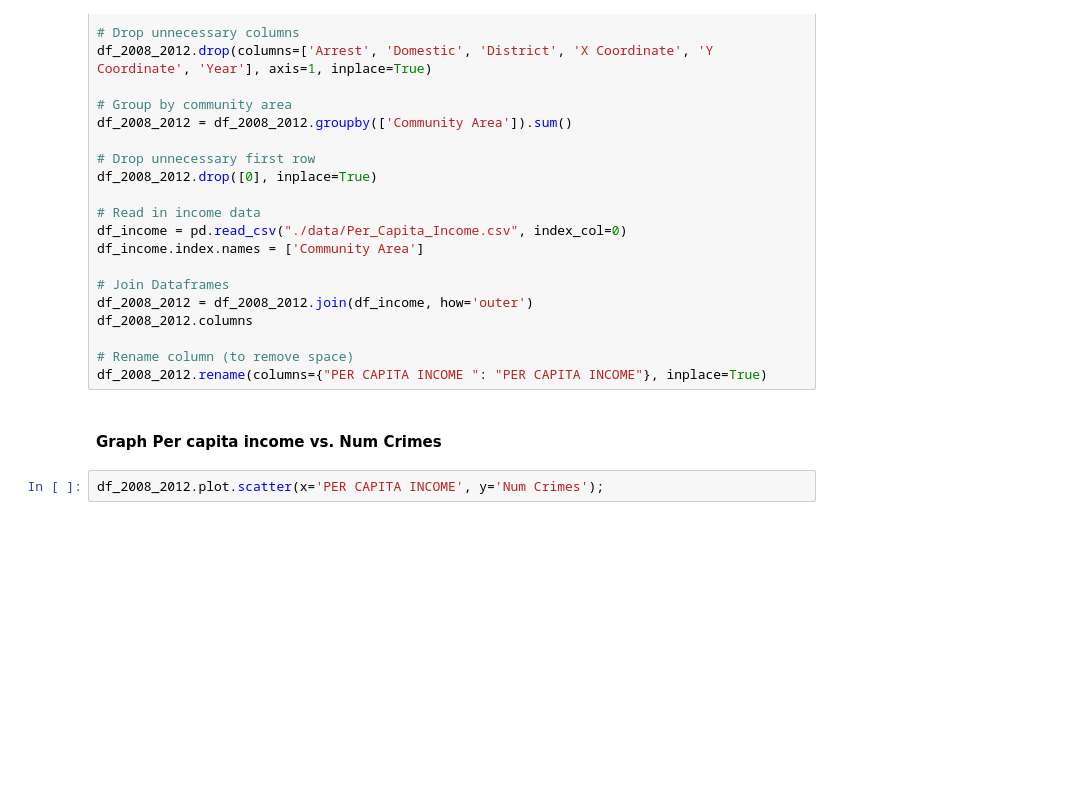
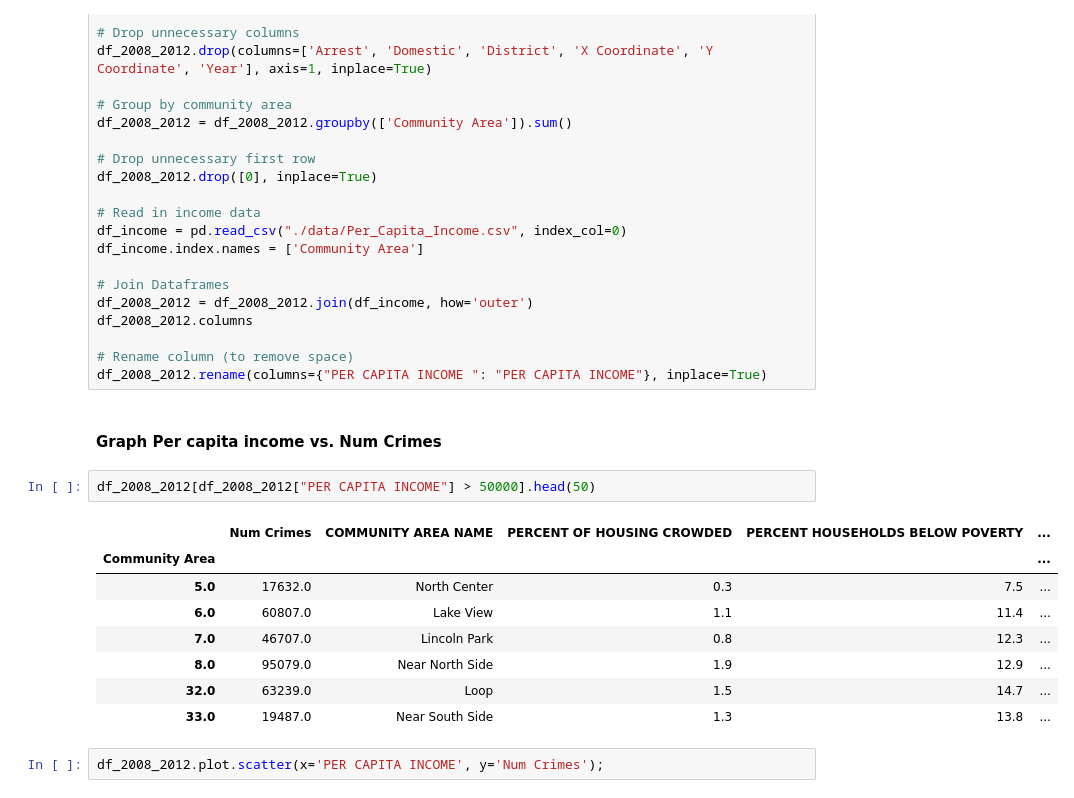
Before and after one commit to nschenone/Crime_Analysis_in_Chicago, a Jupyter notebook: COGS_108_Final_Project.ipynb, the cells around one changed output. Drawn from its saved outputs; the diff is of its cells as text; blank space fills up the shorter version.

```diff
--- a/COGS_108_Final_Project.ipynb
+++ b/COGS_108_Final_Project.ipynb
@@ -426,6 +426,17 @@ df_2008_2012.columns
 df_2008_2012.rename(columns={"PER CAPITA INCOME ": "PER CAPITA INCOME"}, inplace=True)
 # %% [markdown]
 #### Graph Per capita income vs. Num Crimes
+# %%
+df_2008_2012[df_2008_2012["PER CAPITA INCOME"] > 50000].head(50)
+# %% [output]
+|  | Num Crimes | COMMUNITY AREA NAME | PERCENT OF HOUSING CROWDED | PERCENT HOUSEHOLDS BELOW POVERTY | ... |
+| Community Area |  |  |  |  | ... |
+| 5.0 | 17632.0 | North Center | 0.3 | 7.5 | ... |
+| 6.0 | 60807.0 | Lake View | 1.1 | 11.4 | ... |
+| 7.0 | 46707.0 | Lincoln Park | 0.8 | 12.3 | ... |
+| 8.0 | 95079.0 | Near North Side | 1.9 | 12.9 | ... |
+| 32.0 | 63239.0 | Loop | 1.5 | 14.7 | ... |
+| 33.0 | 19487.0 | Near South Side | 1.3 | 13.8 | ... |
 # %%
 df_2008_2012.plot.scatter(x='PER CAPITA INCOME', y='Num Crimes');
 # %% [output]
```
Also changed, not shown: parts of 6 cells of this notebook.
